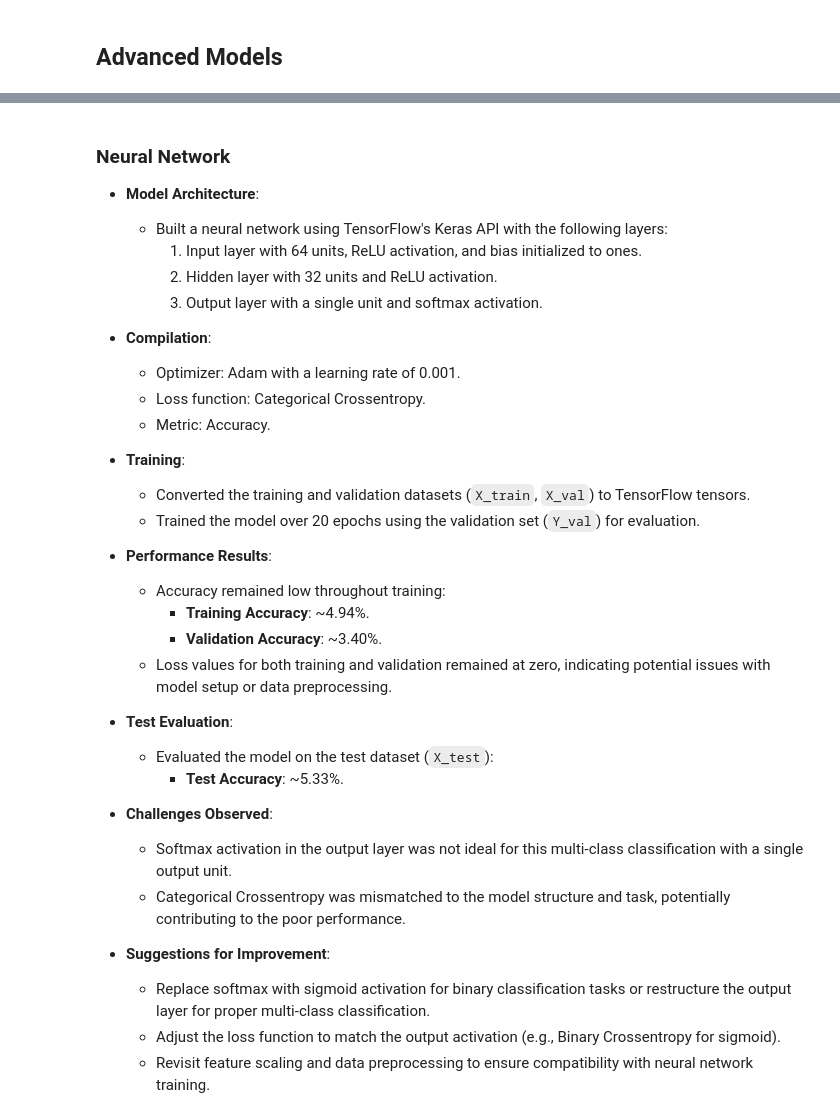
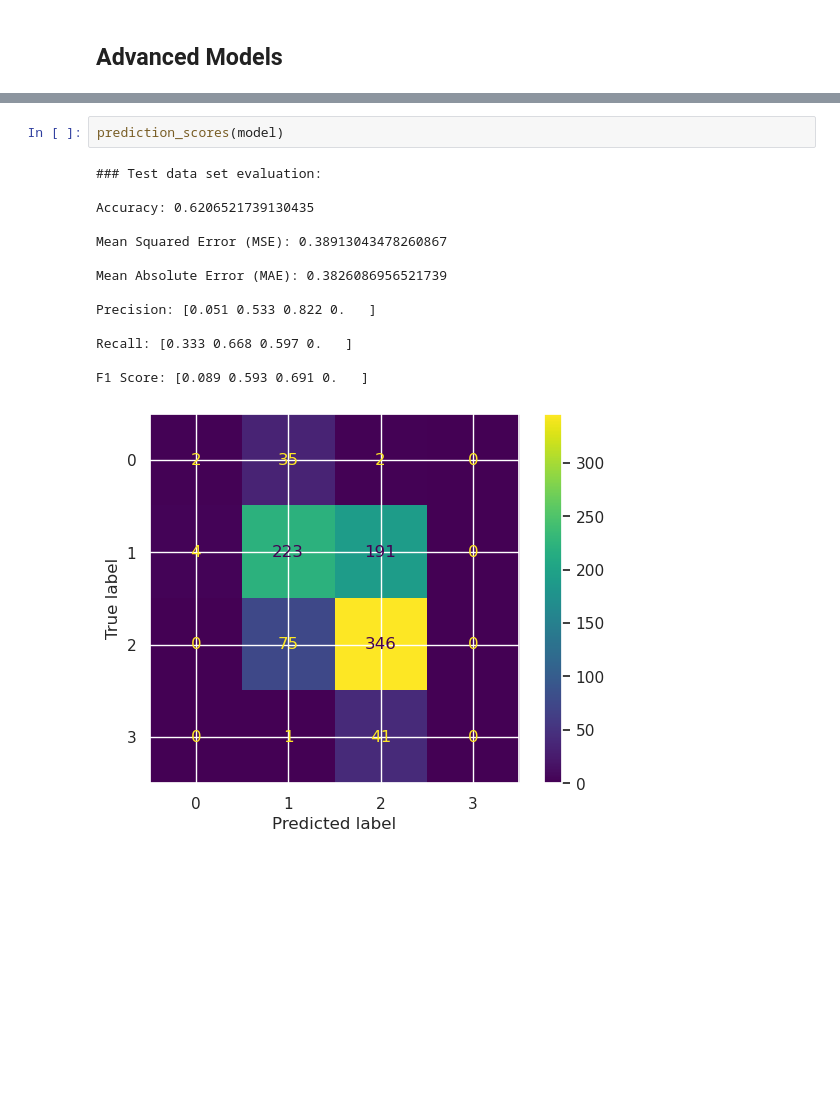
Before and after one commit to UC-Berkeley-I-School/cuongm_daviderf_hngondoki, a Jupyter notebook: EDA_Spotify_with_No_Artist_Encode.ipynb, the cells around one changed output, grey strips where cells are left out. Cells and saved outputs as stored; diff of their text form; blank space fills up the shorter version.

```diff
--- a/EDA_Spotify_with_No_Artist_Encode.ipynb
+++ b/EDA_Spotify_with_No_Artist_Encode.ipynb
@@ -750,36 +838,17 @@ F1 Score: [0.222 0.695 0.72  0.   ]
-# %% [markdown]
-### Neural Network
-
-- **Model Architecture**:
-  - Built a neural network using TensorFlow's Keras API with the following layers:
-    1. Input layer with 64 units, ReLU activation, and bias initialized to ones.
-    2. Hidden layer with 32 units and ReLU activation.
-    3. Output layer with a single unit and softmax activation.
-
-- **Compilation**:
-  - Optimizer: Adam with a learning rate of 0.001.
-  - Loss function: Categorical Crossentropy.
-  - Metric: Accuracy.
-
-- **Training**:
-  - Converted the training and validation datasets (`X_train`, `X_val`) to TensorFlow tensors.
-  - Trained the model over 20 epochs using the validation set (`Y_val`) for evaluation.
-
-- **Performance Results**:
-  - Accuracy remained low throughout training:
-    - **Training Accuracy**: ~4.94%.
-    - **Validation Accuracy**: ~3.40%.
-  - Loss values for both training and validation remained at zero, indicating potential issues with model setup or data preprocessing.
-
-- **Test Evaluation**:
-  - Evaluated the model on the test dataset (`X_test`):
-    - **Test Accuracy**: ~5.33%.
-
-- **Challenges Observed**:
-  - Softmax activation in the output layer was not ideal for this multi-class classification with a single output unit.
-  - Categorical Crossentropy was mismatched to the model structure and task, potentially contributing to the poor performance.
-
-- **Suggestions for Improvement**:
-  - Replace softmax with sigmoid activation for binary classification tasks or restructure the output layer for proper multi-class classification.
-  - Adjust the loss function to match the output activation (e.g., Binary Crossentropy for sigmoid).
-  - Revisit feature scaling and data preprocessing to ensure compatibility with neural network training.
+# %%
+prediction_scores(model)
+# %% [output]
+### Test data set evaluation:
+
+Accuracy: 0.6206521739130435
+
+Mean Squared Error (MSE): 0.38913043478260867
+
+Mean Absolute Error (MAE): 0.3826086956521739
+
+Precision: [0.051 0.533 0.822 0.   ]
+
+Recall: [0.333 0.668 0.597 0.   ]
+
+F1 Score: [0.089 0.593 0.691 0.   ]
+[figure, added]
```
Also changed, not shown: parts of 32 cells of this notebook.
